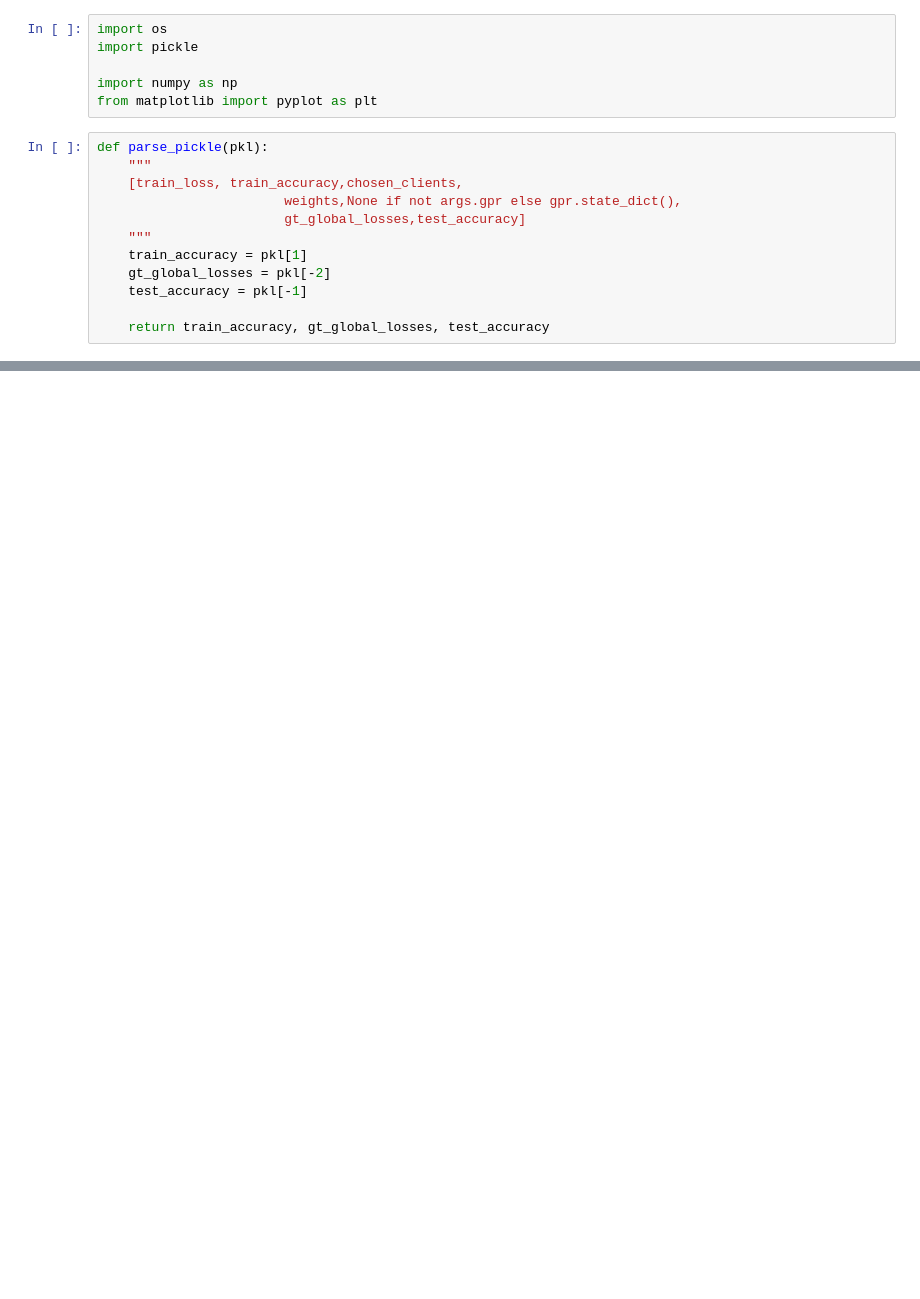
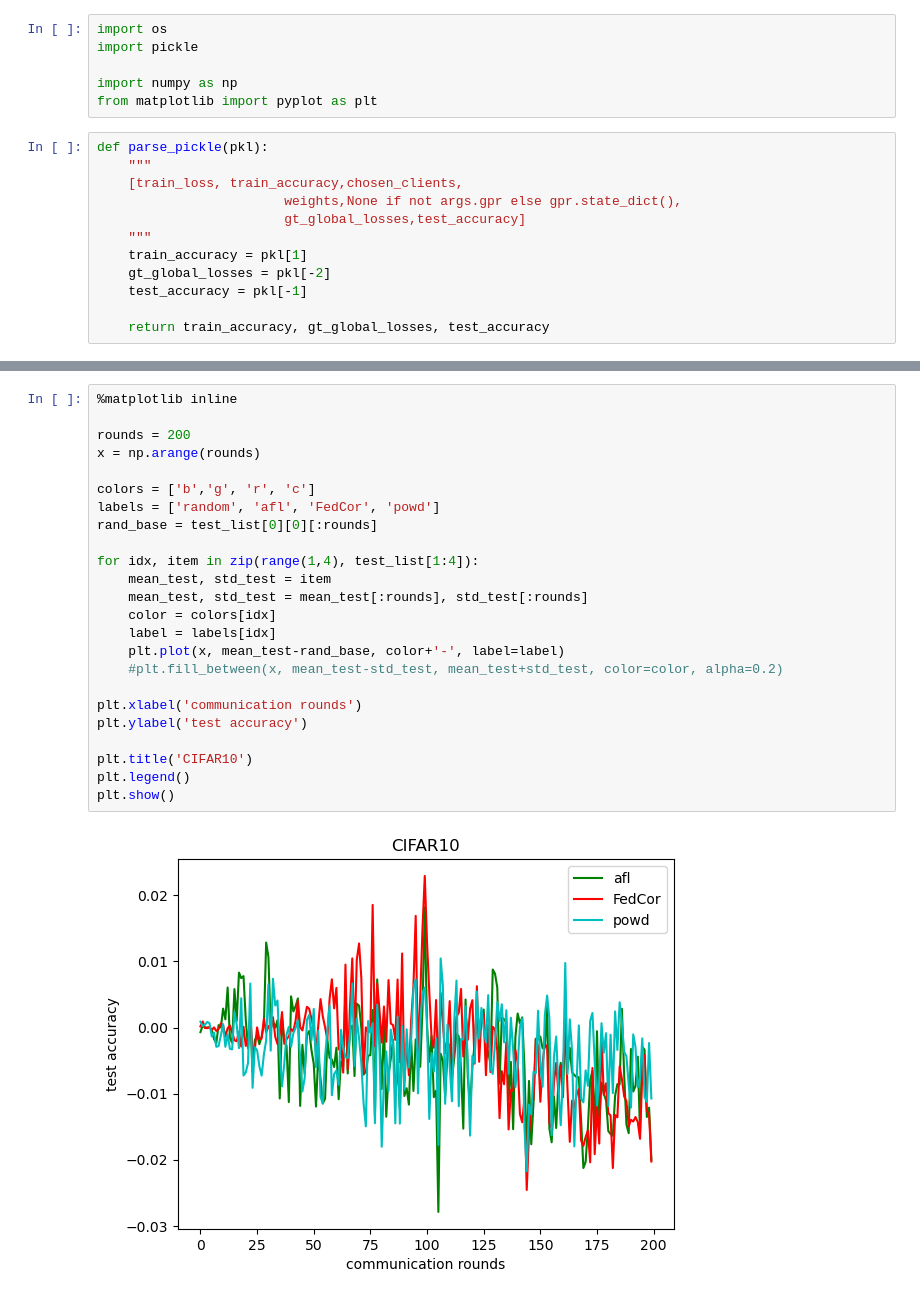
Before and after one commit to Raon1123/FedCor, a Jupyter notebook: plot.ipynb, the cells around one changed output, grey strips where cells are left out. Drawn from its saved outputs; the diff is of its cells as text; blank space fills up the shorter version.

```diff
--- a/plot.ipynb
+++ b/plot.ipynb
@@ -71,3 +97,29 @@ for algo in pkl_list:
+# %%
+%matplotlib inline
+
+rounds = 200
+x = np.arange(rounds)
+
+colors = ['b','g', 'r', 'c']
+labels = ['random', 'afl', 'FedCor', 'powd']
+rand_base = test_list[0][0][:rounds]
+
+for idx, item in zip(range(1,4), test_list[1:4]):
+    mean_test, std_test = item
+    mean_test, std_test = mean_test[:rounds], std_test[:rounds]
+    color = colors[idx]
+    label = labels[idx]
+    plt.plot(x, mean_test-rand_base, color+'-', label=label)
+    #plt.fill_between(x, mean_test-std_test, mean_test+std_test, color=color, alpha=0.2)
+
+plt.xlabel('communication rounds')
+plt.ylabel('test accuracy')
+
+plt.title('CIFAR10')
+plt.legend()
+plt.show()
+# %% [output]
+[figure, added]
 # %%
 %matplotlib inline
 
```
Also changed, not shown: parts of 8 cells of this notebook, 2 other files.
